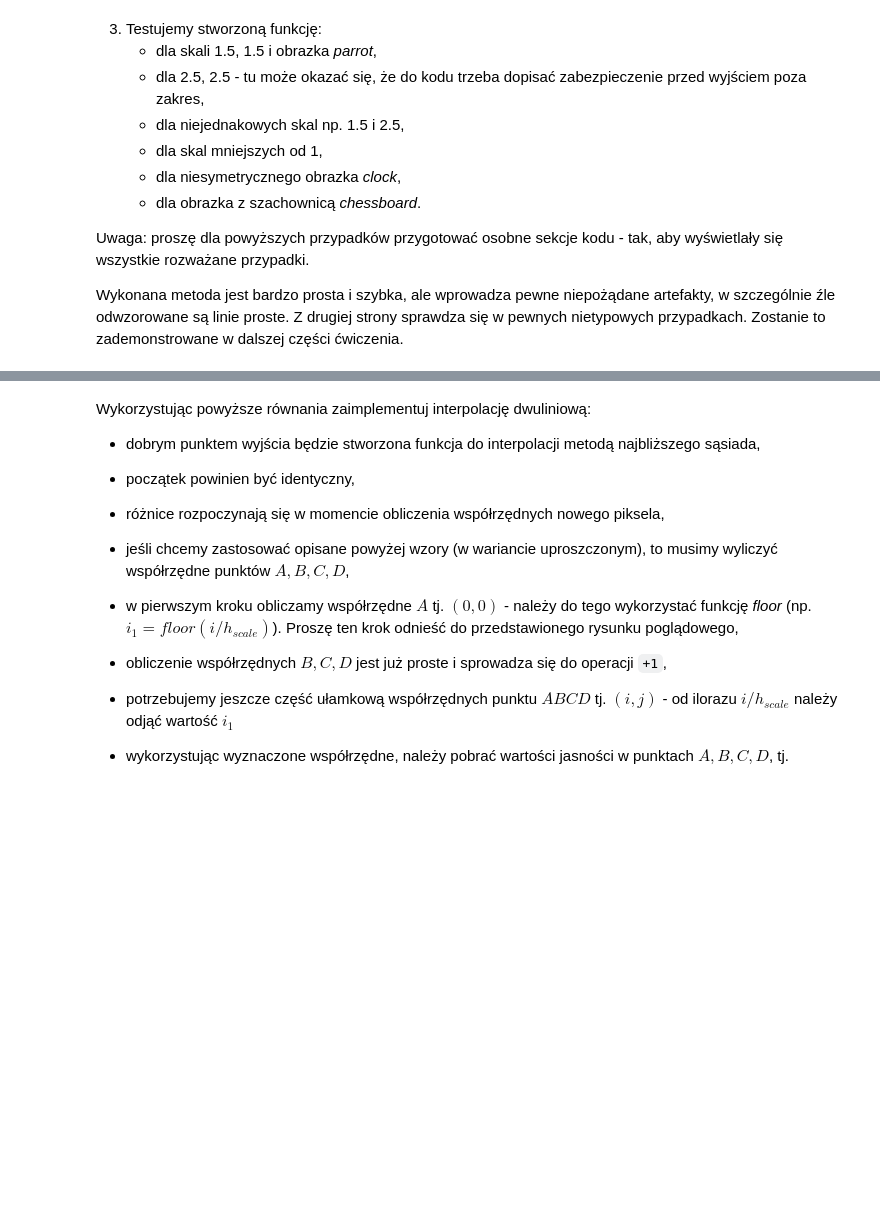
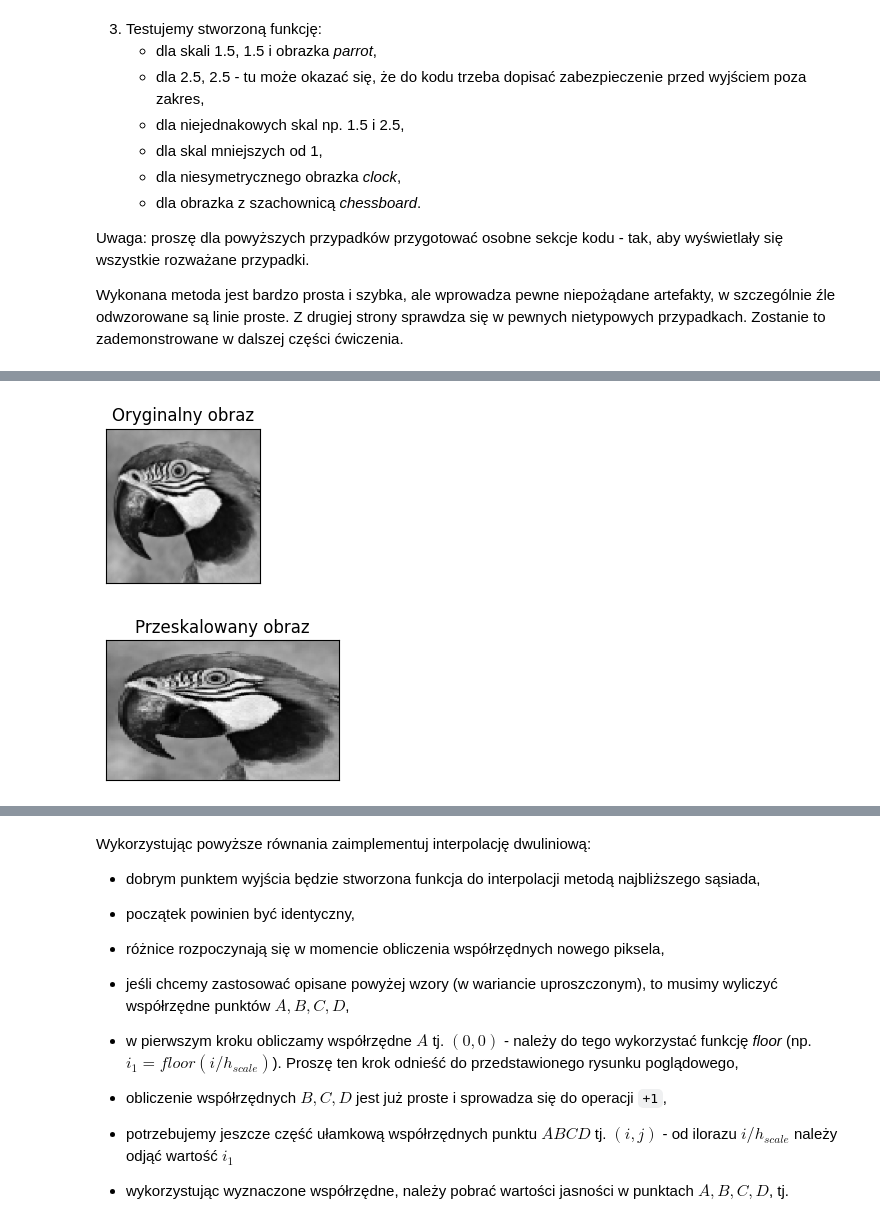
Before and after one commit to igaantonik/Introduction-to-Digital-Image-Processing, a Jupyter notebook: lab5/05_resolution.ipynb, the cells around one changed output, grey strips where cells are left out. Drawn from its saved outputs; the diff is of its cells as text; code cells hidden in the pictures; blank space fills up the shorter version.

```diff
--- a/lab5/05_resolution.ipynb
+++ b/lab5/05_resolution.ipynb
@@ -111,0 +158,6 @@ Zostanie to zademonstrowane w dalszej części ćwiczenia.
+# %%
+resized_image = interpolation(parrot, (1.5, 2.5))
+show_images(parrot, resized_image)
+# %% [output]
+[figure, added]
+[figure, added]
```
Also changed, not shown: parts of 31 cells of this notebook.
